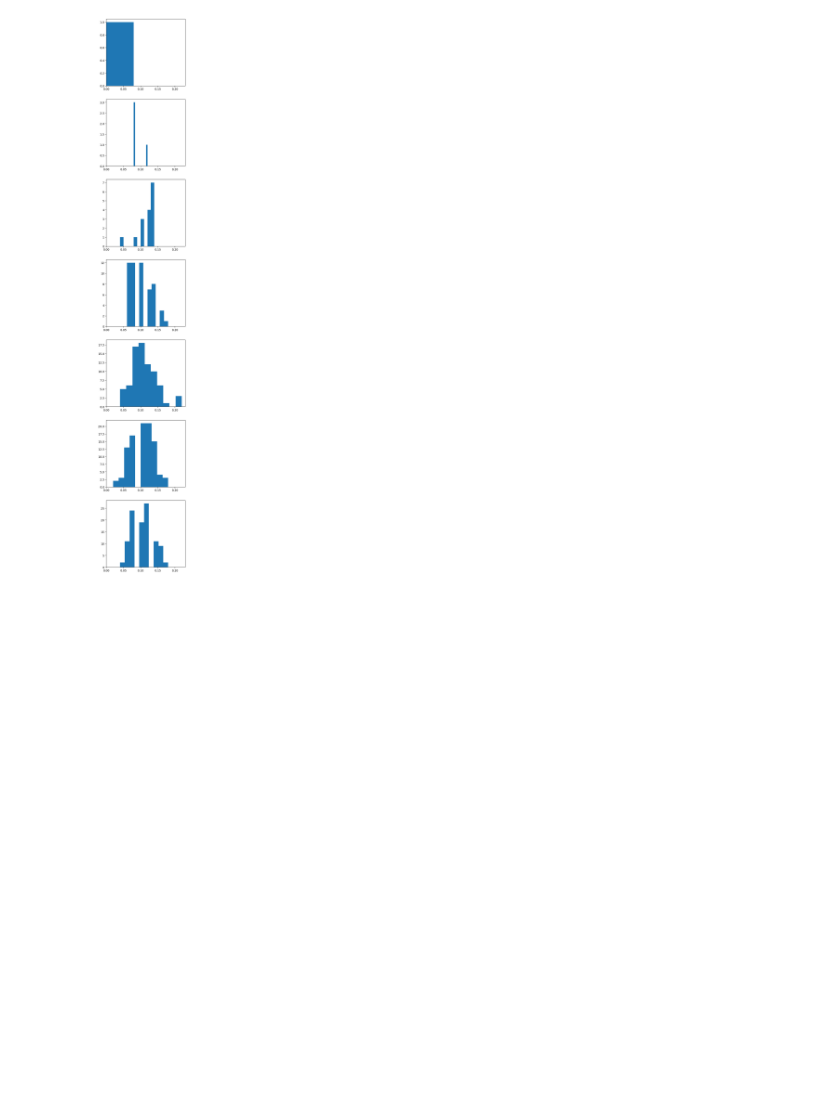
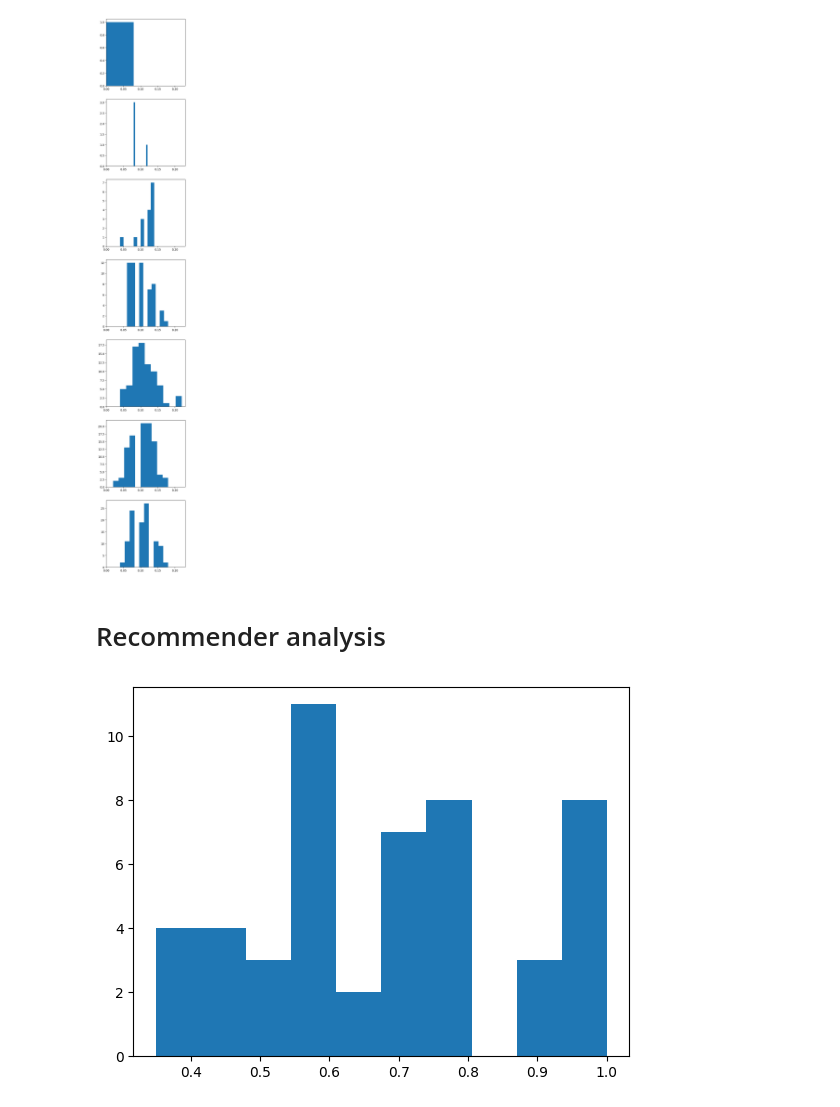
Before and after one commit to GoComputing/LLM-Bias-Research, a Jupyter notebook: notebooks/initialBias_analysis.ipynb, the cells around one changed output. Drawn from its saved outputs; the diff is of its cells as text; code cells hidden in the pictures; blank space fills up the shorter version.

```diff
--- a/notebooks/initialBias_analysis.ipynb
+++ b/notebooks/initialBias_analysis.ipynb
@@ -279,3 +271,36 @@ for i, level in enumerate(levels):
 plt.show()
 # %% [output]
 [figure]
+# %% [markdown]
+# Recommender analysis
+# %%
+import matplotlib.pyplot as plt
+import numpy as np
+import json
+import os
+
+results_path = os.path.join('..', 'results', 'random_analysis', 'train_random_analysis.json')
+with open(results_path, 'r') as f:
+    results = json.load(f)
+
+grouped = []
+for i, sample_data in enumerate(results['results']):
+    grouped_index = i % 20
+    if grouped_index >= len(grouped):
+        grouped.append([])
+    grouped[grouped_index].append(sample_data['predicted_pos'])
+
+grouped = np.array(grouped).T
+
+recommender_results = []
+for row in grouped:
+    values, counts = np.unique(row, return_counts=True)
+    metric_value = np.max(counts) / len(row)
+    recommender_results.append(metric_value)
+
+np.mean(recommender_results)
+
+plt.hist(recommender_results)
+plt.show()
+# %% [output]
+[figure, added]
```
Also changed, not shown: parts of 1 cell of this notebook, 3 other files.
